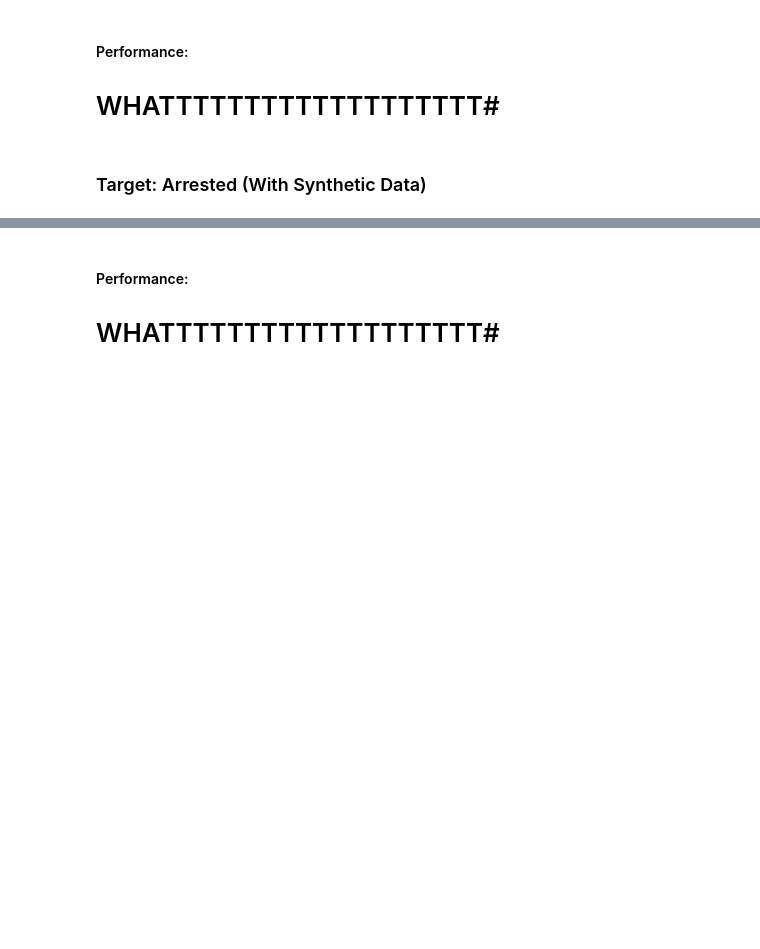
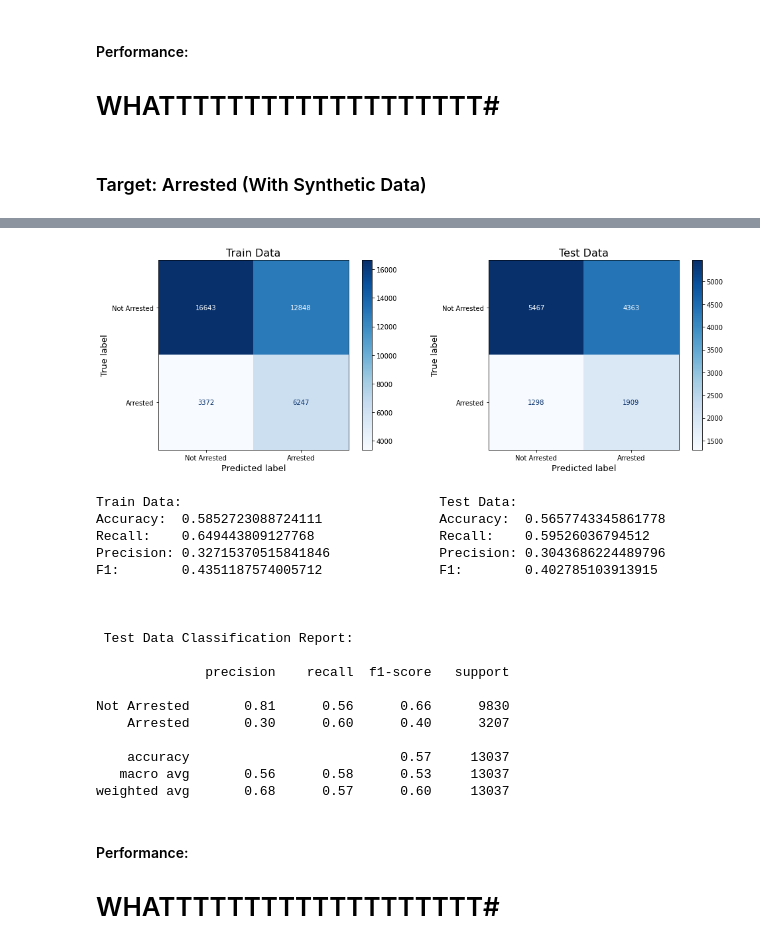
Before and after one commit to shadel96/Terry_Stops_Analysis, a Jupyter notebook: nb_3-new_features_and_targets.ipynb, the cells around one changed output, grey strips where cells are left out. Cells and saved outputs as stored; diff of their text form; code cells hidden in the pictures; blank space fills up the shorter version.

```diff
--- a/nb_3-new_features_and_targets.ipynb
+++ b/nb_3-new_features_and_targets.ipynb
@@ -135,3 +212,29 @@ clf_scores(arrested_smote_cv, X_train, X_test, y_train, y_test, neg, pos)
+# %%
+clf_scores(arrested_smote_cv, X_train, X_test, y_train, y_test, neg, pos)
+
+#save scores for later analysis
+score_df = save_scores(arrested_smote_cv, X_test, y_test, score_df, 'arrested_smote_cv')
+#score_df.head()
+# %% [output]
+[figure, added]
+Train Data:                                 Test Data:
+Accuracy:  0.5852723088724111               Accuracy:  0.5657743345861778
+Recall:    0.649443809127768                Recall:    0.59526036794512
+Precision: 0.32715370515841846              Precision: 0.3043686224489796
+F1:        0.4351187574005712               F1:        0.402785103913915
+
+
+
+ Test Data Classification Report:
+
+              precision    recall  f1-score   support
+
+Not Arrested       0.81      0.56      0.66      9830
+    Arrested       0.30      0.60      0.40      3207
+
+    accuracy                           0.57     13037
+   macro avg       0.56      0.58      0.53     13037
+weighted avg       0.68      0.57      0.60     13037
 # %% [markdown]
 #### Performance:
 # WHATTTTTTTTTTTTTTTTTTT#
```
Also changed, not shown: parts of 32 cells of this notebook, 2 other files.
